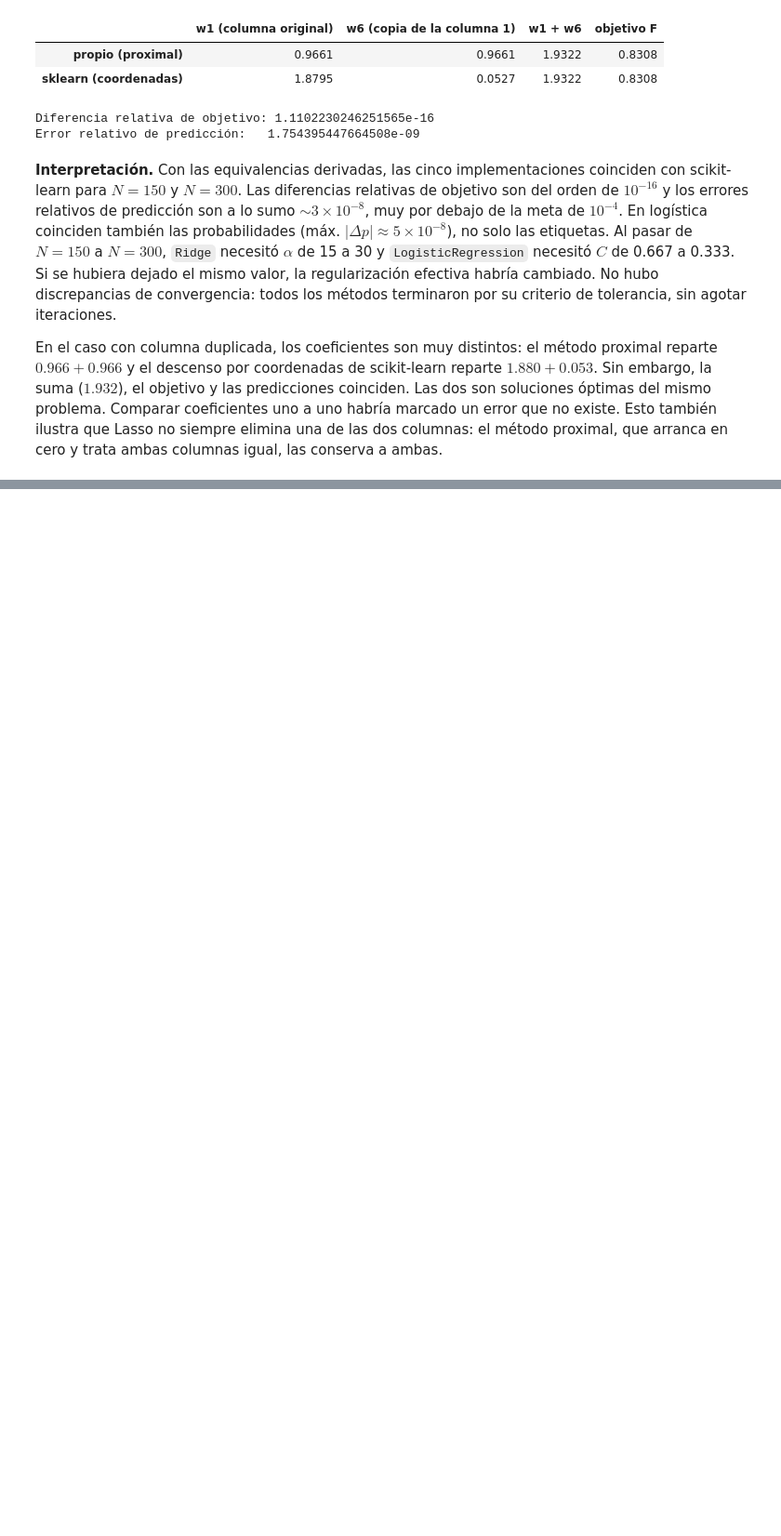
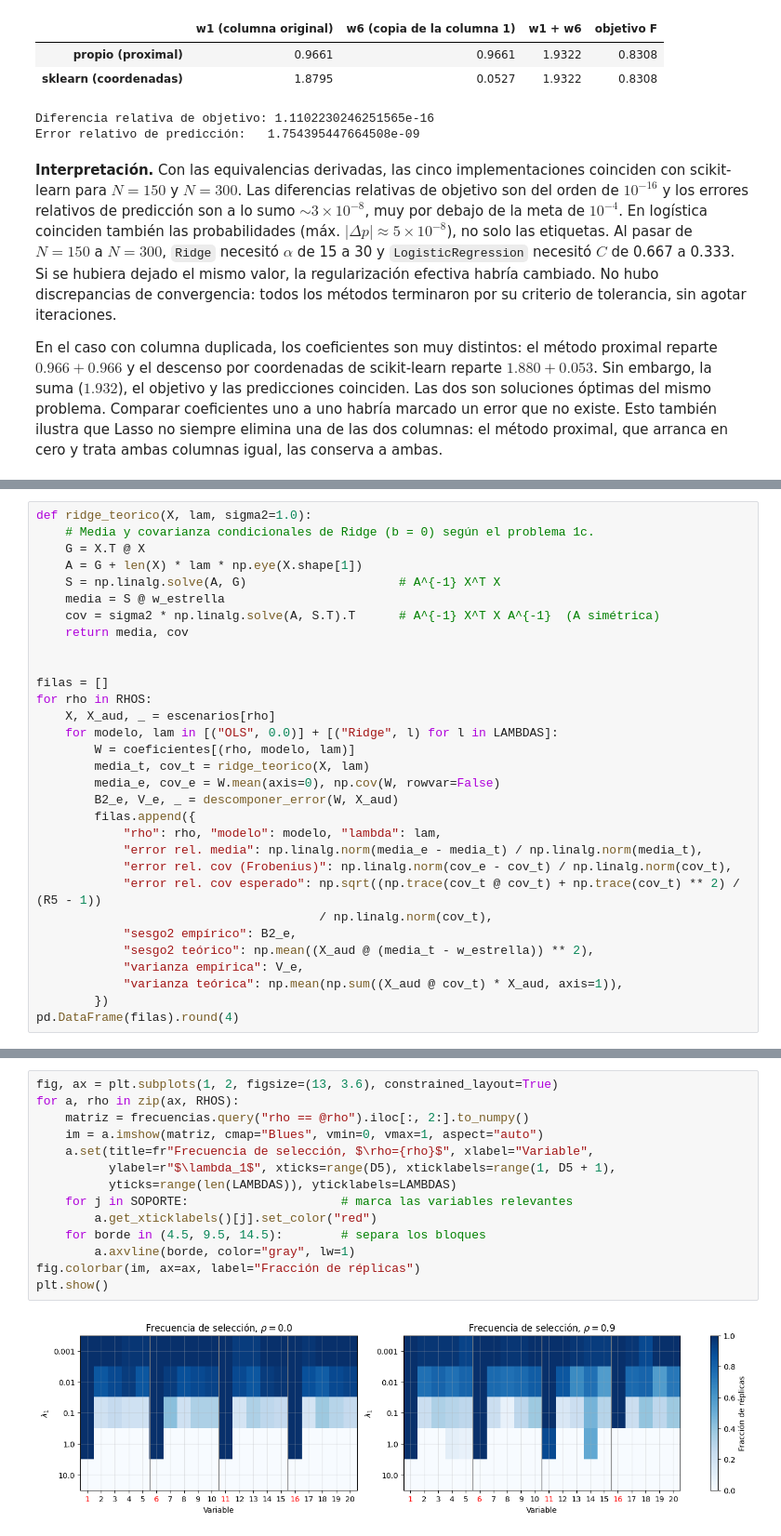
Before and after one commit to Mmora-07/aprendizaje_autom-tico_t_1, a Jupyter notebook: 01_implementacion_simulacion.ipynb, the cells around one changed output, grey strips where cells are left out. Shown at 93% size. Drawn from its saved outputs; the diff is of its cells as text; blank space fills up the shorter version.

Commit message:
problema 5
solucion al problema 5 con sus resultados en la carpeta y las comparaciones esta vez se exiben en el notebook

```diff
--- a/01_implementacion_simulacion.ipynb
+++ b/01_implementacion_simulacion.ipynb
@@ -595,0 +756,31 @@ En el caso con columna duplicada, los coeficientes son muy distintos: el método
+# %%
+def ridge_teorico(X, lam, sigma2=1.0):
+    # Media y covarianza condicionales de Ridge (b = 0) según el problema 1c.
+    G = X.T @ X
+    A = G + len(X) * lam * np.eye(X.shape[1])
+    S = np.linalg.solve(A, G)                     # A^{-1} X^T X
+    media = S @ w_estrella
+    cov = sigma2 * np.linalg.solve(A, S.T).T      # A^{-1} X^T X A^{-1}  (A simétrica)
+    return media, cov
+
+
+filas = []
+for rho in RHOS:
+    X, X_aud, _ = escenarios[rho]
+    for modelo, lam in [("OLS", 0.0)] + [("Ridge", l) for l in LAMBDAS]:
+        W = coeficientes[(rho, modelo, lam)]
+        media_t, cov_t = ridge_teorico(X, lam)
+        media_e, cov_e = W.mean(axis=0), np.cov(W, rowvar=False)
+        B2_e, V_e, _ = descomponer_error(W, X_aud)
+        filas.append({
+            "rho": rho, "modelo": modelo, "lambda": lam,
+            "error rel. media": np.linalg.norm(media_e - media_t) / np.linalg.norm(media_t),
+            "error rel. cov (Frobenius)": np.linalg.norm(cov_e - cov_t) / np.linalg.norm(cov_t),
+            "error rel. cov esperado": np.sqrt((np.trace(cov_t @ cov_t) + np.trace(cov_t) ** 2) / (R5 - 1))
+                                       / np.linalg.norm(cov_t),
+            "sesgo2 empírico": B2_e,
+            "sesgo2 teórico": np.mean((X_aud @ (media_t - w_estrella)) ** 2),
+            "varianza empírica": V_e,
+            "varianza teórica": np.mean(np.sum((X_aud @ cov_t) * X_aud, axis=1)),
+        })
+pd.DataFrame(filas).round(4)
@@ -595,0 +881,16 @@ En el caso con columna duplicada, los coeficientes son muy distintos: el método
+# %%
+fig, ax = plt.subplots(1, 2, figsize=(13, 3.6), constrained_layout=True)
+for a, rho in zip(ax, RHOS):
+    matriz = frecuencias.query("rho == @rho").iloc[:, 2:].to_numpy()
+    im = a.imshow(matriz, cmap="Blues", vmin=0, vmax=1, aspect="auto")
+    a.set(title=fr"Frecuencia de selección, $\rho={rho}$", xlabel="Variable",
+          ylabel=r"$\lambda_1$", xticks=range(D5), xticklabels=range(1, D5 + 1),
+          yticks=range(len(LAMBDAS)), yticklabels=LAMBDAS)
+    for j in SOPORTE:                     # marca las variables relevantes
+        a.get_xticklabels()[j].set_color("red")
+    for borde in (4.5, 9.5, 14.5):        # separa los bloques
+        a.axvline(borde, color="gray", lw=1)
+fig.colorbar(im, ax=ax, label="Fracción de réplicas")
+plt.show()
+# %% [output]
+[figure, added]
```
Also changed, not shown: parts of 14 cells of this notebook, 8 other files.
